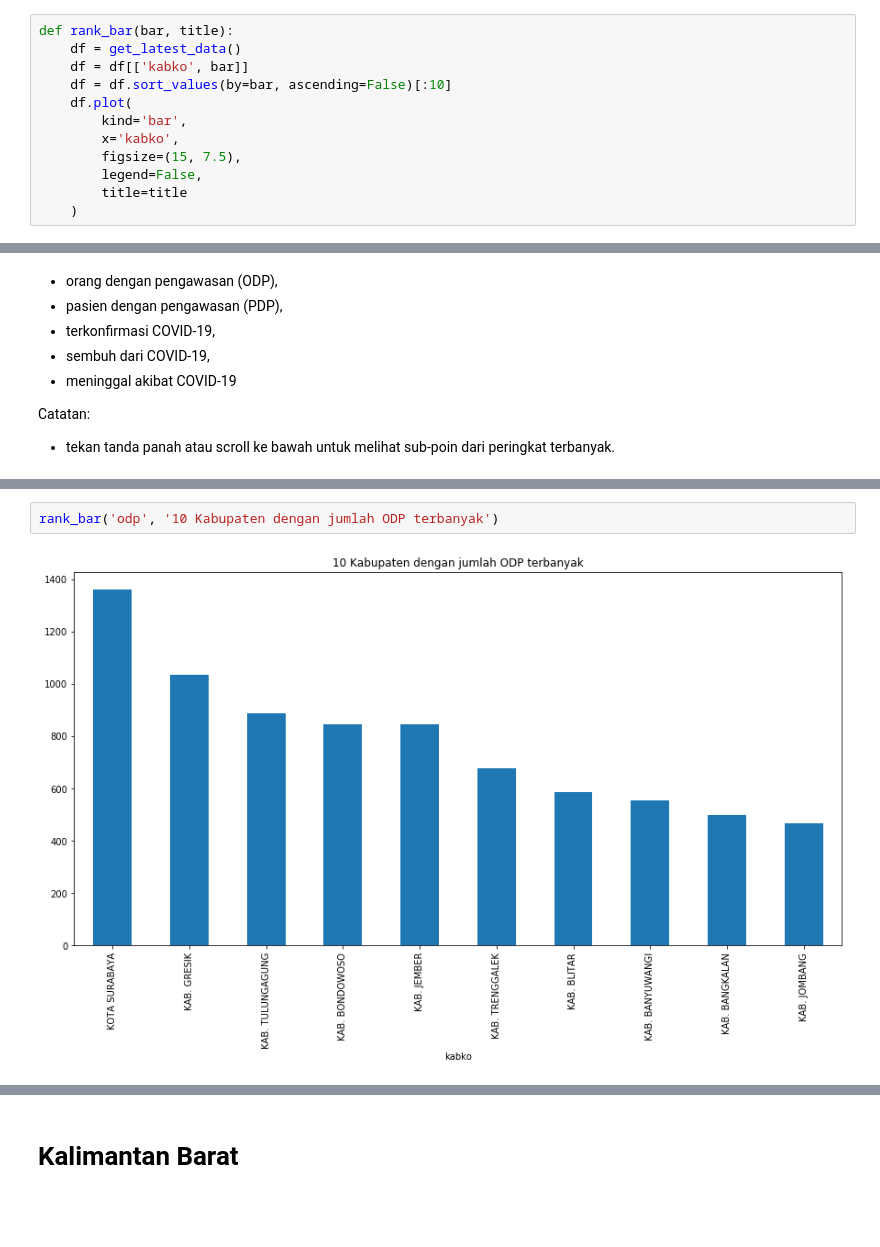
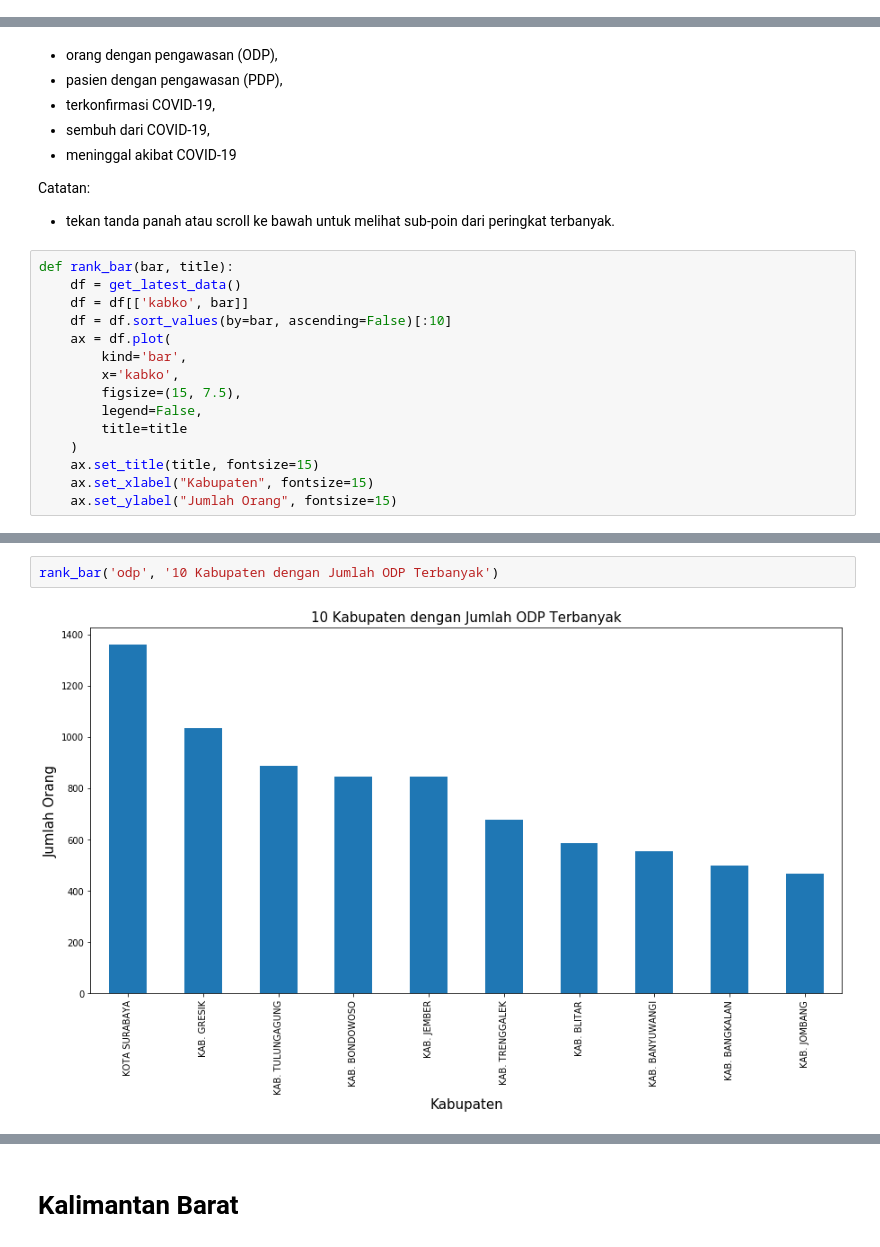
Before and after one commit to ledwindra/covid-19-indonesia, a Jupyter notebook: index.ipynb, the cells around one changed output, grey strips where cells are left out. Saved outputs shown, nothing was run; the diff lists cells and outputs as text; blank space fills up the shorter version.

```diff
--- a/index.ipynb
+++ b/index.ipynb
@@ -120,12 +75,0 @@ plot_map('meninggal', 100, 'Persebaran Orang Meninggal di Jawa Timur')
-# %%
-def rank_bar(bar, title):
-    df = get_latest_data()
-    df = df[['kabko', bar]]
-    df = df.sort_values(by=bar, ascending=False)[:10]
-    df.plot(
-        kind='bar',
-        x='kabko',
-        figsize=(15, 7.5),
-        legend=False,
-        title=title
-    )
@@ -143,4 +137,19 @@ Berikut adalah 10 kabupaten dengan informasi berikut:
 
 Catatan:
 - tekan tanda panah atau scroll ke bawah untuk melihat sub-poin dari peringkat terbanyak.
+# %%
+def rank_bar(bar, title):
+    df = get_latest_data()
+    df = df[['kabko', bar]]
+    df = df.sort_values(by=bar, ascending=False)[:10]
+    ax = df.plot(
+        kind='bar',
+        x='kabko',
+        figsize=(15, 7.5),
+        legend=False,
+        title=title
+    )
+    ax.set_title(title, fontsize=15)
+    ax.set_xlabel("Kabupaten", fontsize=15)
+    ax.set_ylabel("Jumlah Orang", fontsize=15)
 # %%
@@ -154,5 +163,5 @@ rank_bar('otg', '10 Kabupaten dengan jumlah OTG terbanyak')
 # %%
-rank_bar('odp', '10 Kabupaten dengan jumlah ODP terbanyak')
+rank_bar('odp', '10 Kabupaten dengan Jumlah ODP Terbanyak')
 # %% [output]
-[figure, old version]
+[figure, new version]
 # %%
```
Also changed, not shown: parts of 33 cells of this notebook, 1 other file.
